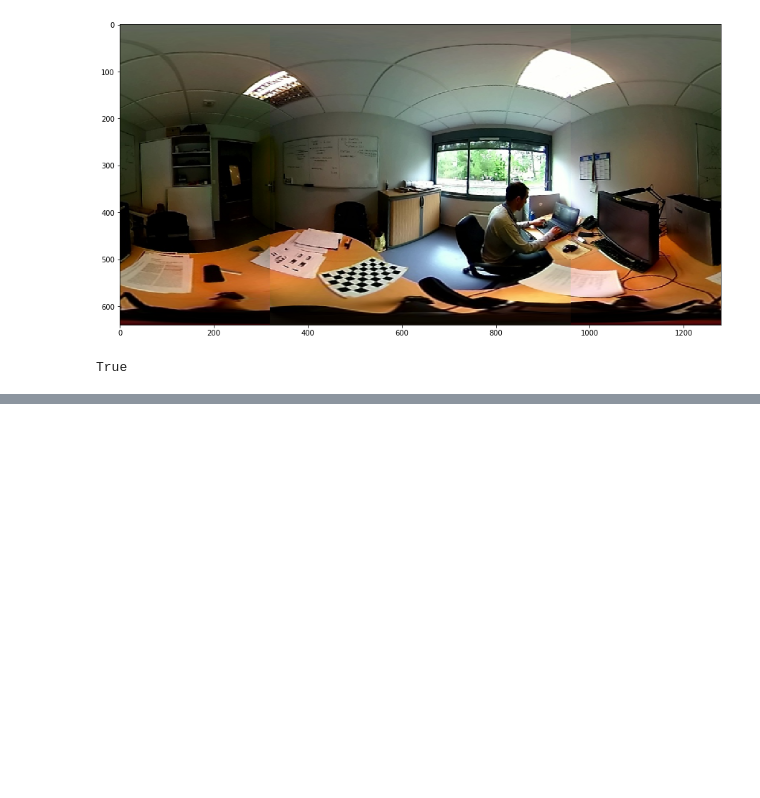
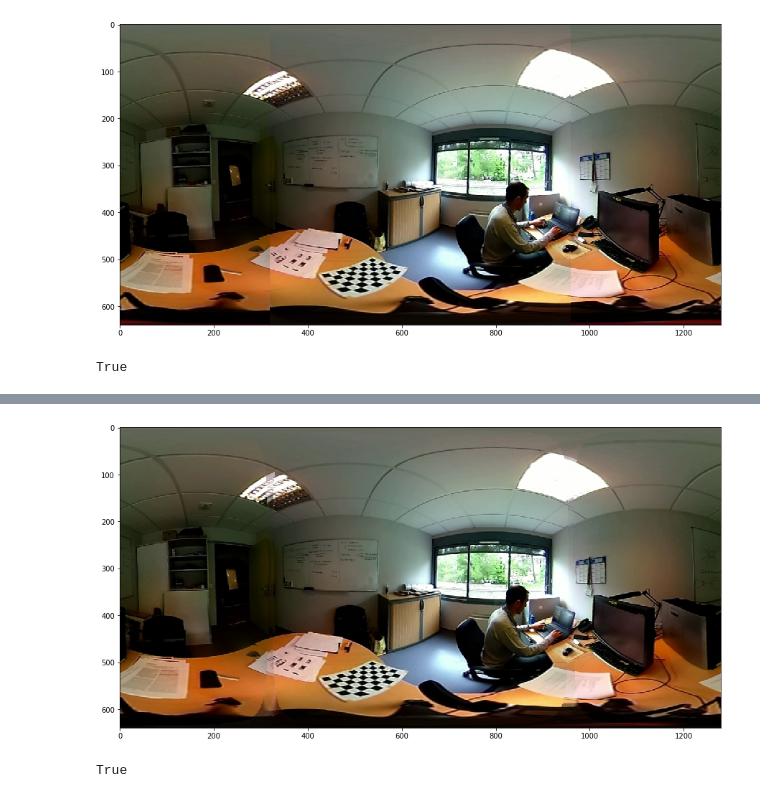
Before and after one commit to RobInLabUJI/ricoh_camera, a Jupyter notebook: notebooks/Equirectangular_Projection.ipynb, the cells around one changed output, grey strips where cells are left out. Cells and saved outputs as stored; diff of their text form; code cells hidden in the pictures; blank space fills up the shorter version.

Commit message:
add spherical projection

```diff
--- a/notebooks/Equirectangular_Projection.ipynb
+++ b/notebooks/Equirectangular_Projection.ipynb
@@ -135,0 +170,16 @@ True
+# %%
+def simpleBlend(front, back):
+    front_gray = cv2.cvtColor(front, cv2.COLOR_BGR2GRAY)
+    back_gray  = cv2.cvtColor(back,  cv2.COLOR_BGR2GRAY)
+    f_mask = front_gray>0
+    b_mask = back_gray>0
+    intersect = np.array(f_mask * b_mask, dtype=np.uint8)
+    s = front + back
+    hs = front/2 + back/2
+    r2 = cv2.bitwise_and(hs, hs, mask = intersect)
+    r1 = cv2.bitwise_and(s, s, mask = 1-intersect)
+    result = r1 + r2
+    return result
+# %%
+%%time
+map1_f, map2_f = create_spherical_proj(K_f, D_f, xi_f, 0, 0, np.pi/2 * 91.25/90)
@@ -135,0 +189,3 @@ True
+# %%
+%%time
+map1_b, map2_b = create_spherical_proj(K_b, D_b, xi_b, np.pi, 0.0025, np.pi/2 * 91.25/90)
@@ -135,0 +195,5 @@ True
+# %%
+%%time
+front_eqimg = cv2.remap(front_img, map1_f, map2_f, cv2.INTER_LINEAR, cv2.BORDER_CONSTANT)
+back_eqimg  = cv2.remap(back_img,  map1_b, map2_b, cv2.INTER_LINEAR, cv2.BORDER_CONSTANT)
+panorama_blend = simpleBlend(front_eqimg, back_eqimg)
@@ -135,0 +203,8 @@ True
+# %%
+plot(panorama_blend);
+# %% [output]
+[figure, added]
+# %%
+cv2.imwrite('panorama_blend.png',panorama_blend)
+# %% [output]
+True
```
Also changed, not shown: parts of 8 cells of this notebook, 1 other file.
